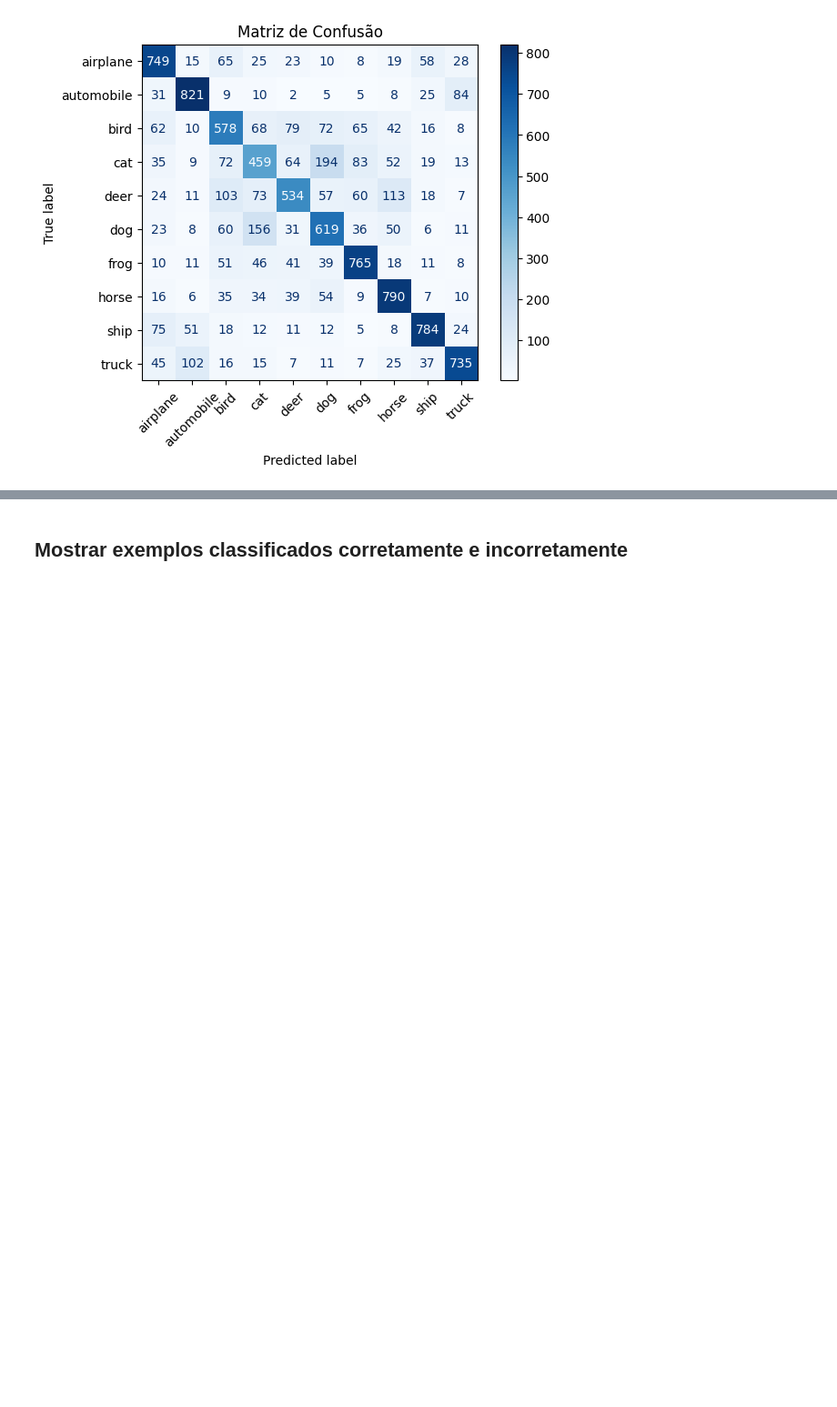
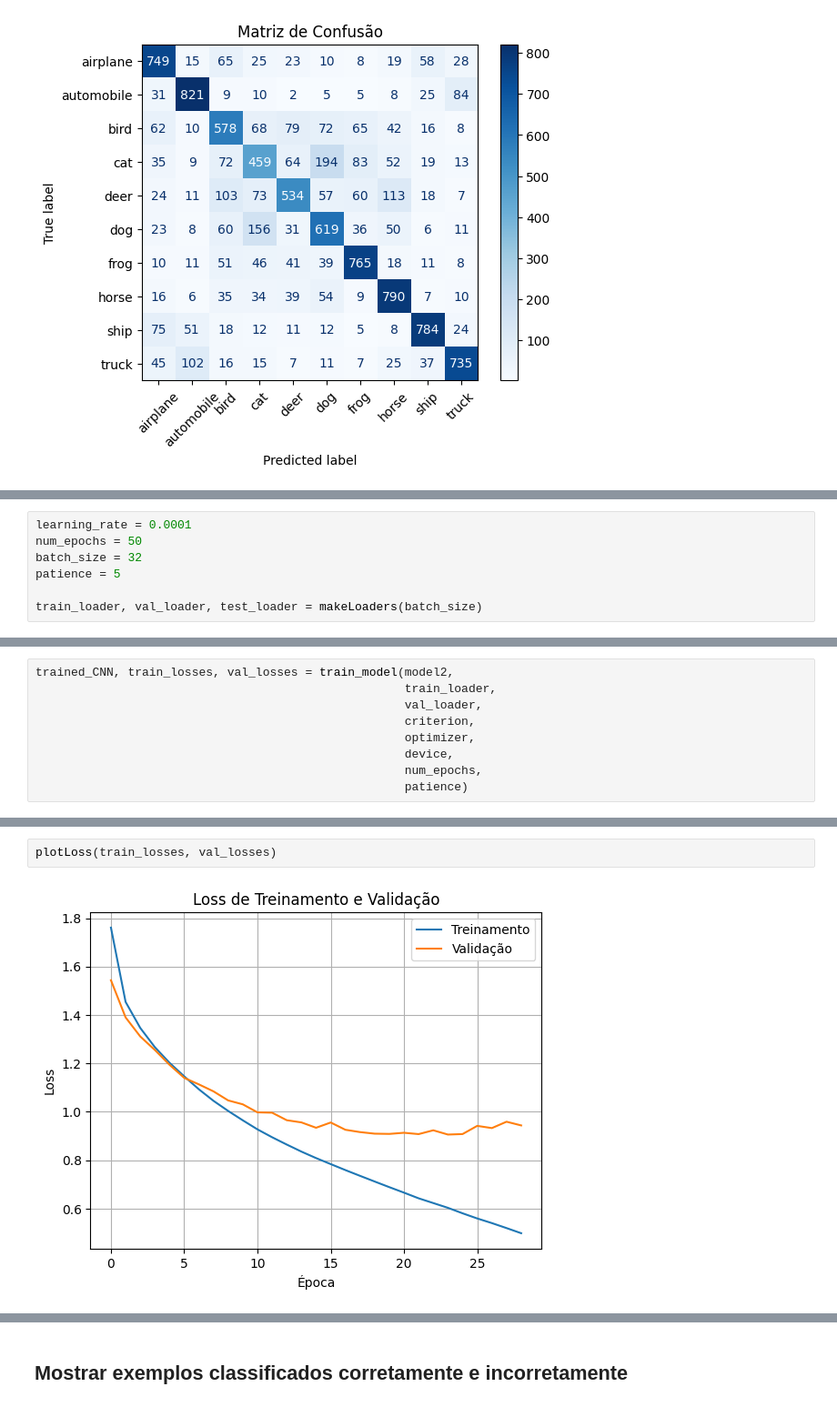
Before and after one commit to JVMergulho/redes_neurais, a Jupyter notebook: miniprojeto1/CNN/CIFAR10_with_CNNs.ipynb, the cells around one changed output, grey strips where cells are left out. Shown at 91% size. Drawn from its saved outputs; the diff is of its cells as text; blank space fills up the shorter version.

```diff
--- a/miniprojeto1/CNN/CIFAR10_with_CNNs.ipynb
+++ b/miniprojeto1/CNN/CIFAR10_with_CNNs.ipynb
@@ -373,0 +392,7 @@ plt.show()
+# %%
+learning_rate = 0.0001
+num_epochs = 50
+batch_size = 32
+patience = 5
+
+train_loader, val_loader, test_loader = makeLoaders(batch_size)
@@ -373,0 +419,9 @@ plt.show()
+# %%
+trained_CNN, train_losses, val_losses = train_model(model2,
+                                                    train_loader,
+                                                    val_loader,
+                                                    criterion,
+                                                    optimizer,
+                                                    device,
+                                                    num_epochs,
+                                                    patience)
@@ -373,0 +442,4 @@ plt.show()
+# %%
+plotLoss(train_losses, val_losses)
+# %% [output]
+[figure, added]
```
Also changed, not shown: parts of 18 cells of this notebook, 1 other file.
